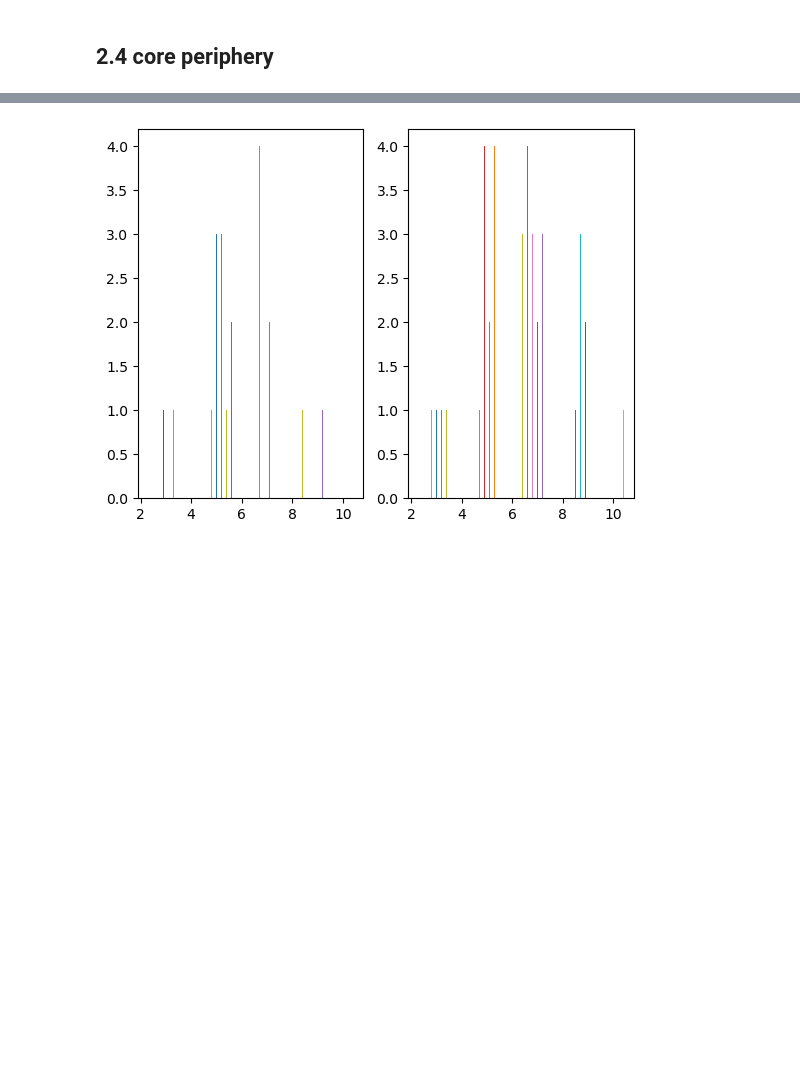
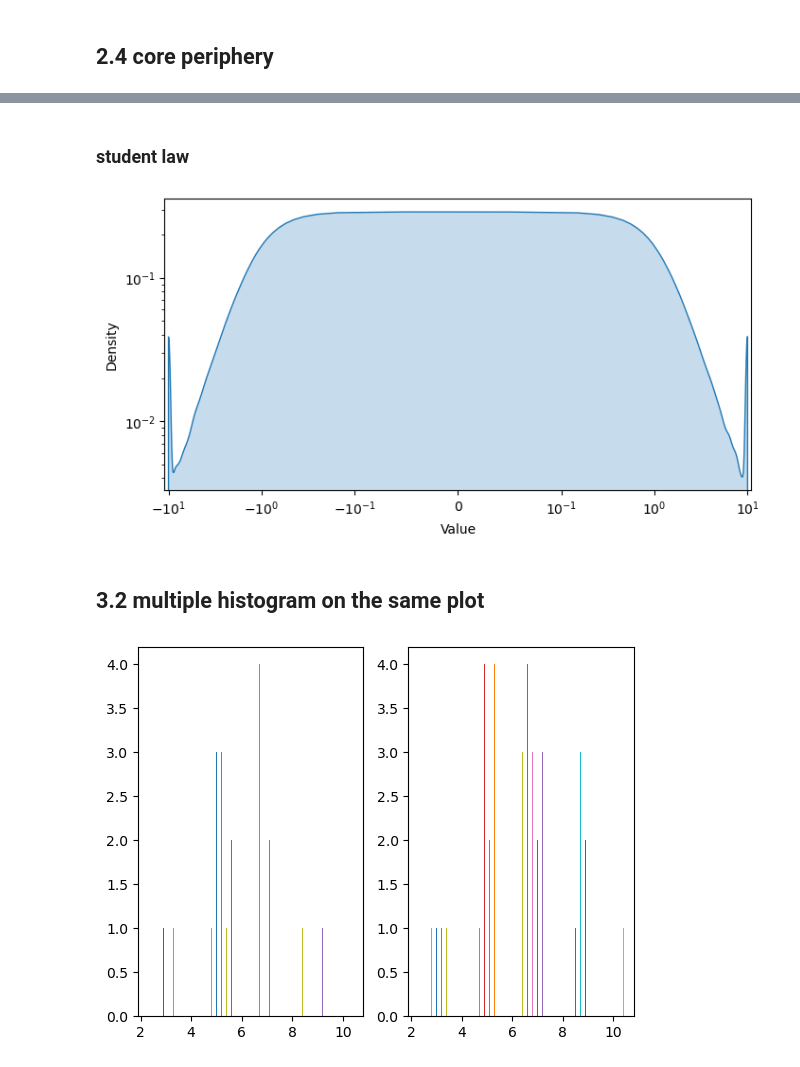
Before and after one commit to Victor-Le-Coz/secured_interbank_network_public, a Jupyter notebook: emp_analysis.ipynb, the cells around one changed output, grey strips where cells are left out. Drawn from its saved outputs; the diff is of its cells as text; code cells hidden in the pictures; blank space fills up the shorter version.

```diff
--- a/emp_analysis.ipynb
+++ b/emp_analysis.ipynb
@@ -98,3 +119,36 @@ ef.get_df_finrep()
+# %% [markdown]
+### student law
+# %%
+import numpy as np
+import matplotlib.pyplot as plt
+
+# Generate random data
+x = np.random.standard_t(1,size=100000)
+
+# Compute the absolute value and sign of the data
+abs_x = np.abs(x)
+sign_x = np.sign(x)
+
+# Set up the figure
+fig, ax = plt.subplots(figsize=(8, 4))
+
+# Plot the KDE on a log scale with the transformed data
+sns.kdeplot(x.clip(-10,10), ax=ax, fill=True, cut=0)
+ax.set_xscale('symlog', linthresh=0.1)
+
+# Set the y-axis to log scale
+ax.set_yscale('log')
+
+# Set axis labels
+ax.set_xlabel('Value')
+ax.set_ylabel('Density')
+
+# Show the plot
+plt.show()
+# %% [output]
+[figure, added]
+# %% [markdown]
+## 3.2 multiple histogram on the same plot
 # %%
 from matplotlib import pyplot as plt
 
```
Also changed, not shown: parts of 9 cells of this notebook, 8 other files.
